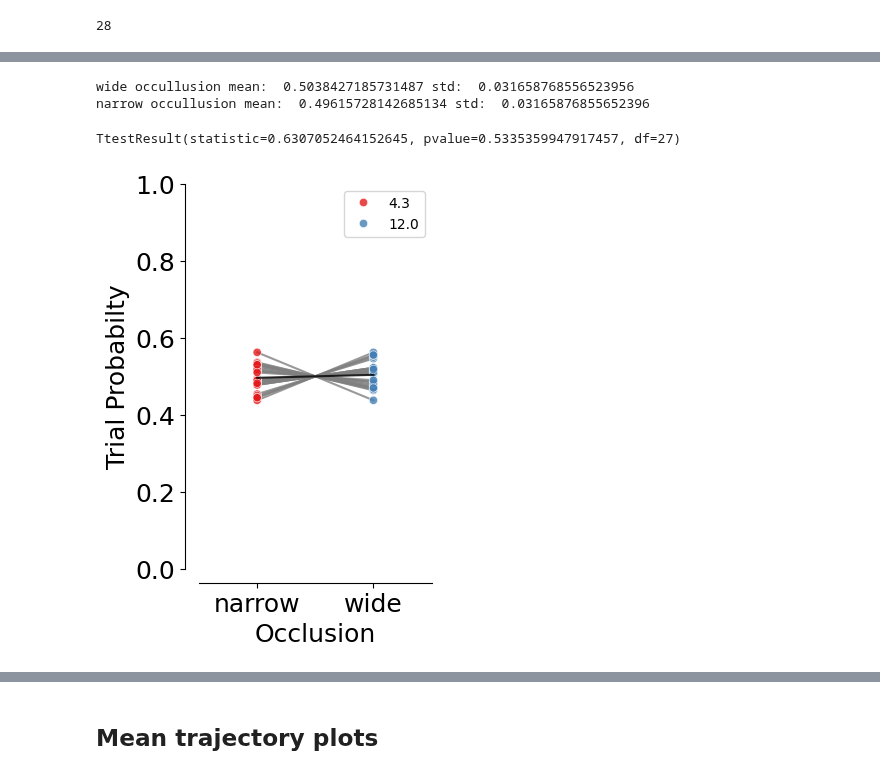
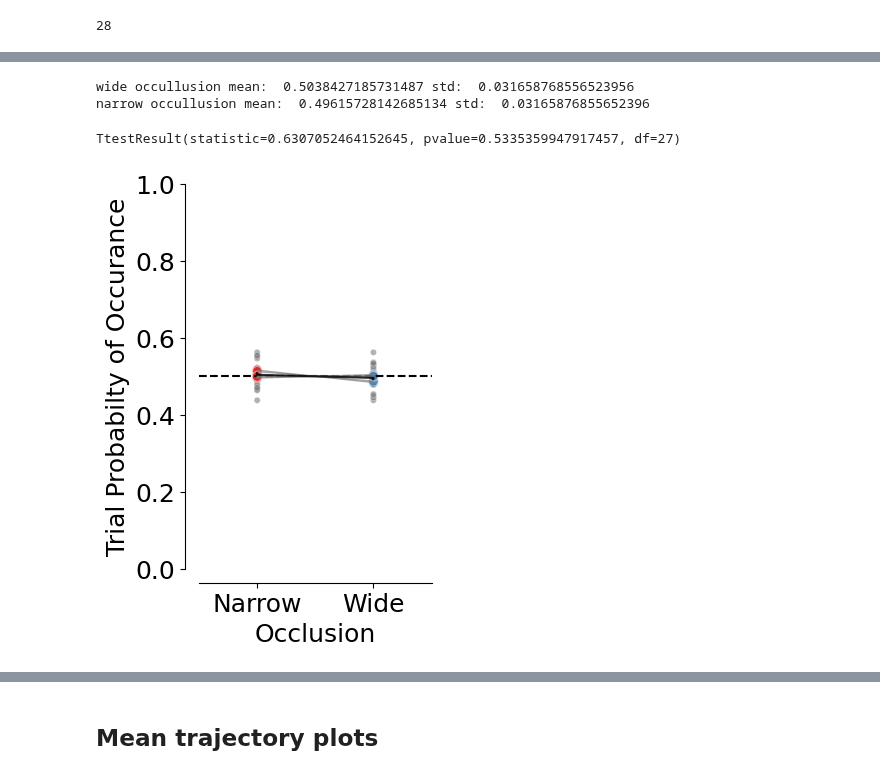
Before and after one commit to MMathisLab/FreelyMovingVR4Mice, a Jupyter notebook: dj_pipeline/notebooks/Paper_figures/Figure_2.ipynb, the cells around one changed output, grey strips where cells are left out. Drawn from its saved outputs; the diff is of its cells as text; code cells hidden in the pictures.

```diff
--- a/dj_pipeline/notebooks/Paper_figures/Figure_2.ipynb
+++ b/dj_pipeline/notebooks/Paper_figures/Figure_2.ipynb
@@ -39,11 +45,11 @@ from vr4mice.schema import dlc
 from vr4mice.analysis import utils
 
 from statsmodels.stats.anova import AnovaRM
-#import pingouin as pg
 from scipy.stats import ttest_rel, ttest_ind
+import scipy.stats as stats
 style()
 
-save_fig_path =  "notebooks/Paper_figures/Figure_output/Figure2/"
+save_fig_path =  "notebooks/Paper_figures/Figure_output/"
 # %%
 # add sessions to groups table for easily pulling sessions
 dual_occuder = [{"dataset": "Nightingale_2024-08-14_1"},
@@ -163 +154,3 @@ dual_occluder
+# %%
+big_df = pd.read_pickle("big_df_contrast_dual.pkl")
 # %%
@@ -197,27 +204,67 @@ TtestResult(statistic=3.9789523645975096, pvalue=0.00046789771285382615, df=27)
 # %%
-counts = big_df.groupby(["dataset", "aperture"]).trial.nunique().reset_index(name="trial_count")
-
-    # Step 2: Calculate total trials per dataset
+# Occurance of the different conditions
+counts = big_df.groupby(["dataset", "mouse_name", "aperture"]).trial.nunique().reset_index(name="trial_count")
 total_trials = big_df.groupby("dataset").trial.nunique().reset_index(name="total_trials")
 
-    # Merge the counts and total_trials to calculate probabilities
 counts = counts.merge(total_trials, on="dataset")
 counts["probability"] = counts["trial_count"] / counts["total_trials"]
+counts.sort_values("aperture", inplace=True)
 counts ["aperture"] = counts.aperture.astype("str")
 
-    # Merge the counts and total_trials to calculate probabilities
 fig,ax = plt.subplots(1,1, figsize = (3,5))
 
-sns.lineplot(data=counts, x="aperture", y="probability", units="dataset", estimator=None, ax=ax,color="grey", alpha=0.8)
-sns.scatterplot(data=counts, x="aperture", y="probability", hue="aperture", ax=ax,palette = plotting.colors_aperture, alpha=0.8, zorder=100)
-sns.lineplot(data=counts, x="aperture", y="probability", ax=ax,color="black", err_style="bars",  alpha=0.8, zorder=120)
+sns.lineplot(data=counts.groupby(["aperture", "mouse_name"], as_index=False).probability.mean(),
+             x="aperture",
+             y="probability",
+             units="mouse_name",
+             estimator=None,
+             ax=ax,
+             color="grey",
+             alpha=0.7,
+             linewidth=1,
+             zorder=3)
+
+sns.scatterplot(data=counts.groupby(["aperture", "mouse_name"], as_index=False).probability.mean(),
+                x="aperture",
+                y="probability",
+                hue="aperture",
+                ax=ax,
+                palette = plotting.colors_aperture,
+                alpha=0.6,
+                s=50,
+                zorder=2)
+
+sns.scatterplot(data=counts,
+                x="aperture",
+                y="probability",
+                hue="aperture",
+                ax=ax,
+                palette = ["grey"] * counts["dataset"].nunique(),
+                alpha=0.6,
+                zorder=1,
+                s=20)
+
+sns.lineplot(data=counts.groupby(["aperture", "mouse_name"], as_index=False).probability.mean(),
+             x="aperture",
+             y="probability",
+             ax=ax,
+             color="black",
+             err_style="bars",
+             errorbar="se",
+             alpha=0.8,
+             zorder=4)
+
+ax.axhline(0.5, linestyle="dashed", color="black", alpha=1)
+
 plt.ylim(0,1)
 plt.xlim(-0.5,1.5)
-plt.xticks([0,1], ["narrow", "wide"])
+plt.xticks([0,1], ["Narrow", "Wide"])
 
 plt.xlabel("Occlusion")
-plt.ylabel("Trial Probabilty")
+plt.ylabel("Trial Probabilty of Occurance")
 sns.despine(offset=10)
+plt.legend([],[], frameon=False)
+
 plt.savefig(save_fig_path + "dual_occluder_trial_number.svg", transparent=True)
 
 counts = counts.pivot(index = "dataset", columns=["aperture"], values=["probability"])
@@ -240,4 +291,4 @@ ttest_rel(np.array(counts ["probability"] ["12.0"]),np.array(counts ["probabilit
 wide occullusion mean:  0.5038427185731487 std:  0.031658768556523956
 narrow occullusion mean:  0.49615728142685134 std:  0.03165876855652396
 TtestResult(statistic=0.6307052464152645, pvalue=0.5335359947917457, df=27)
-[figure, old version]
+[figure, new version]
```
Also changed, not shown: parts of 30 cells of this notebook.
